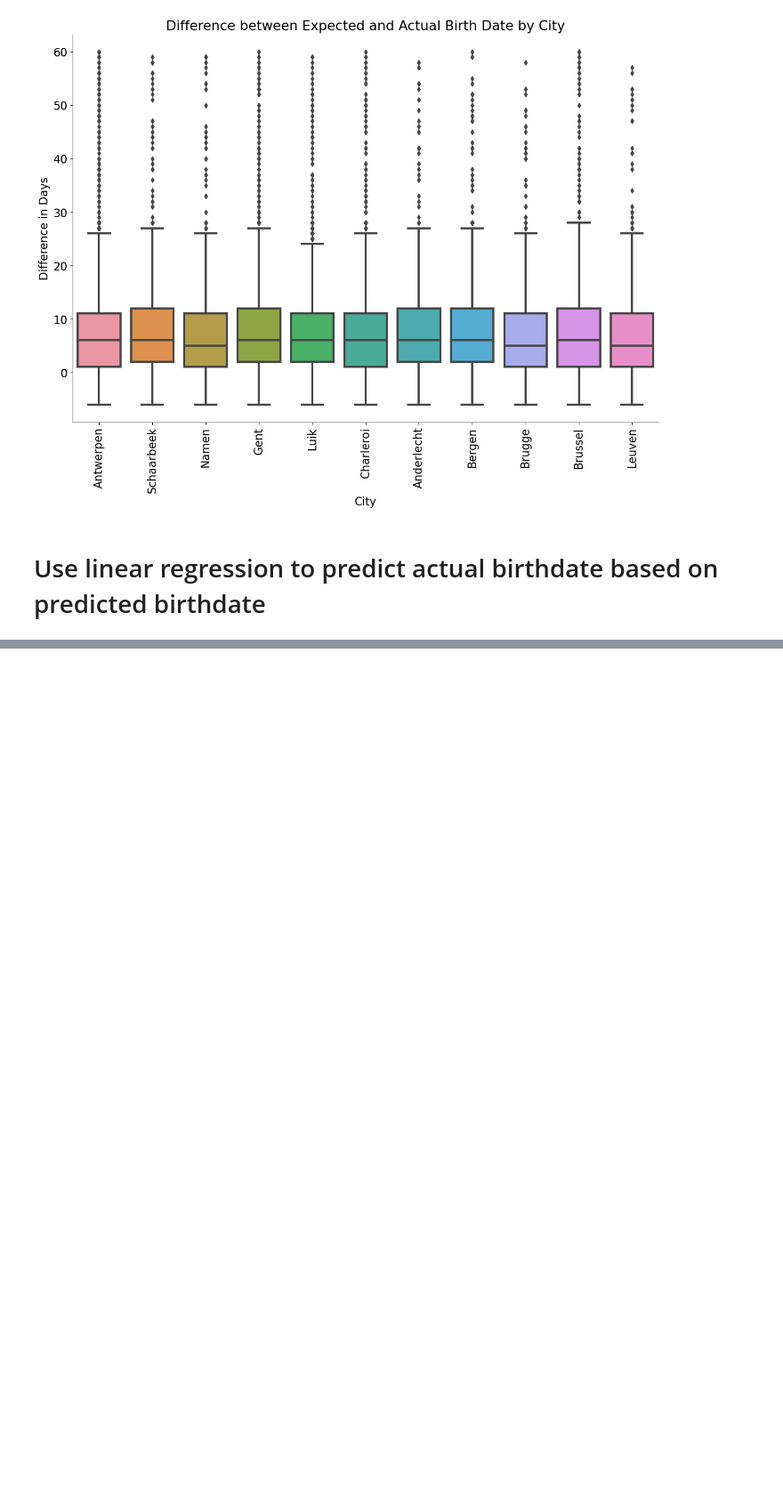
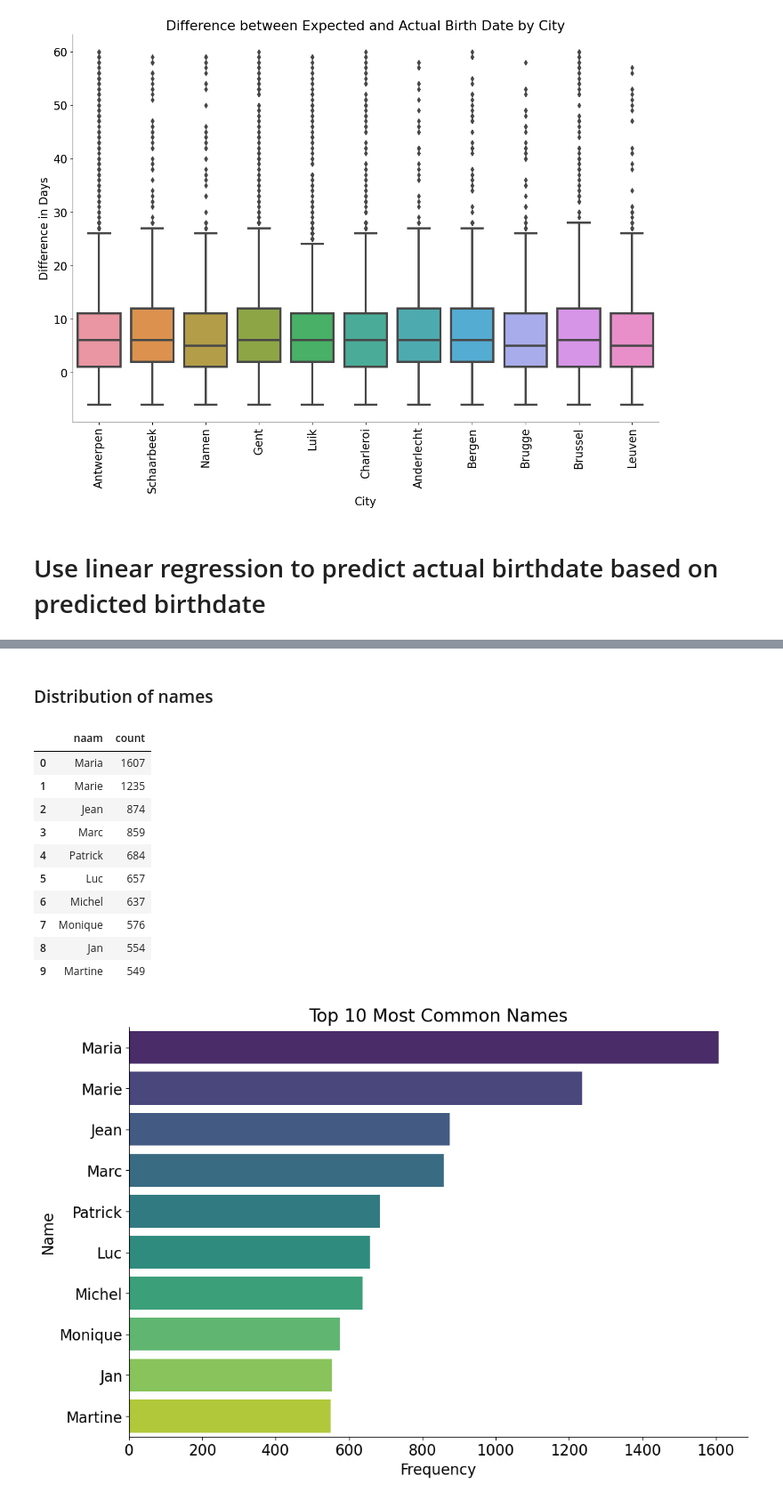
Before and after one commit to PhilippeGiorgino/syntra-examen-2024, a Jupyter notebook: notebooks/PhilippeGiorgino-syntra-examen-2024-deel1&deel2prep.ipynb, the cells around one changed output, grey strips where cells are left out. Shown at 89% size. Saved outputs shown, nothing was run; the diff lists cells and outputs as text; code cells hidden in the pictures; blank space fills up the shorter version.

```diff
--- a/notebooks/PhilippeGiorgino-syntra-examen-2024-deel1&deel2prep.ipynb
+++ b/notebooks/PhilippeGiorgino-syntra-examen-2024-deel1&deel2prep.ipynb
@@ -534,0 +533,30 @@ plt.show()
+# %% [markdown]
+### Distribution of names
+# %%
+name_counts = geboortes_clean['naam'].value_counts().reset_index()
+name_counts.columns = ['naam', 'count']
+
+# Display the top 10 most common names
+top_names = name_counts.head(10)
+display(top_names)
+
+# Step 3: Visualize the top names
+plt.figure(figsize=(12, 8))
+sns.barplot(x='count', y='naam', data=top_names, palette='viridis')
+plt.title('Top 10 Most Common Names')
+plt.xlabel('Frequency')
+plt.ylabel('Name')
+plt.show()
+# %% [output]
+|  | naam | count |
+| 0 | Maria | 1607 |
+| 1 | Marie | 1235 |
+| 2 | Jean | 874 |
+| 3 | Marc | 859 |
+| 4 | Patrick | 684 |
+| 5 | Luc | 657 |
+| 6 | Michel | 637 |
+| 7 | Monique | 576 |
+| 8 | Jan | 554 |
+| 9 | Martine | 549 |
+[figure, added]
```
Also changed, not shown: parts of 20 cells of this notebook.
